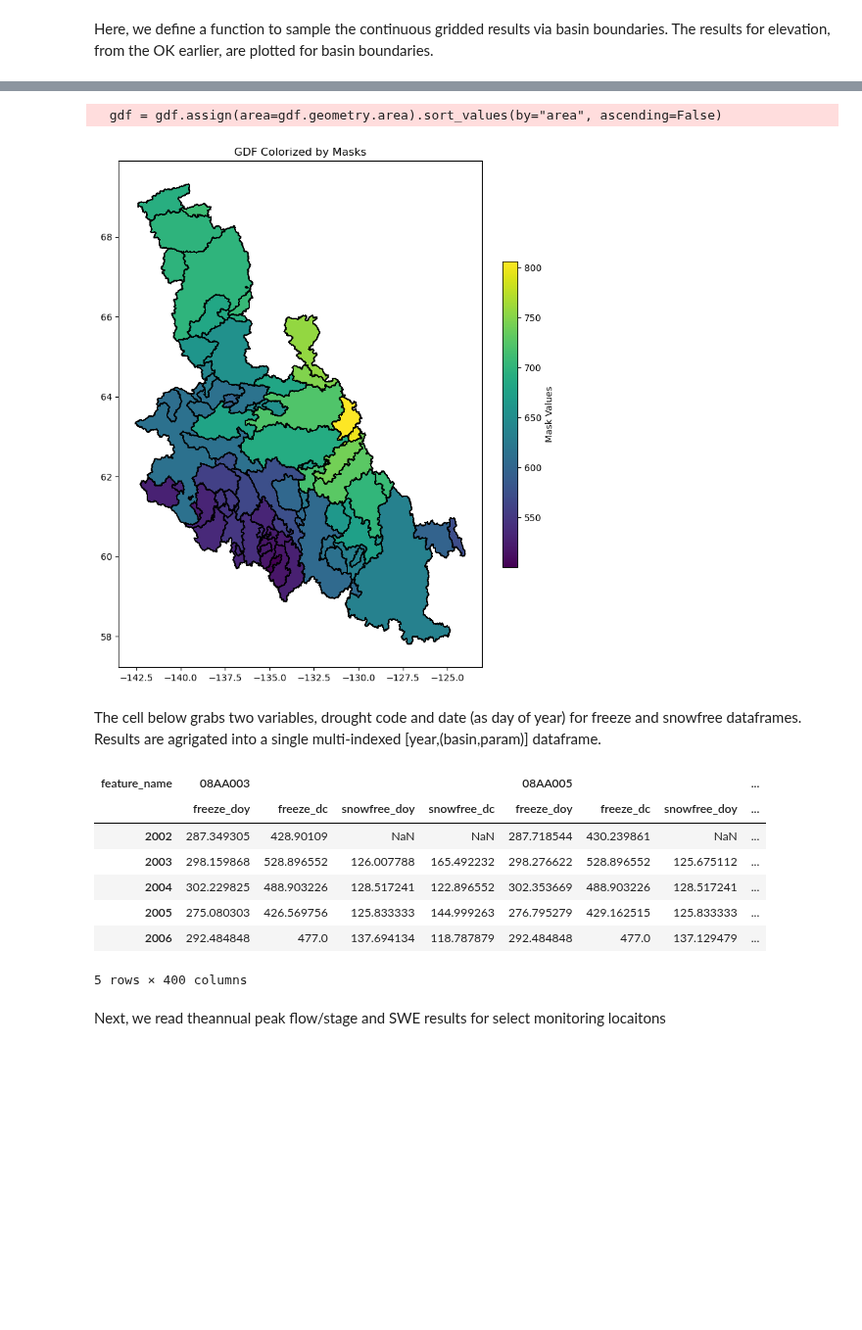
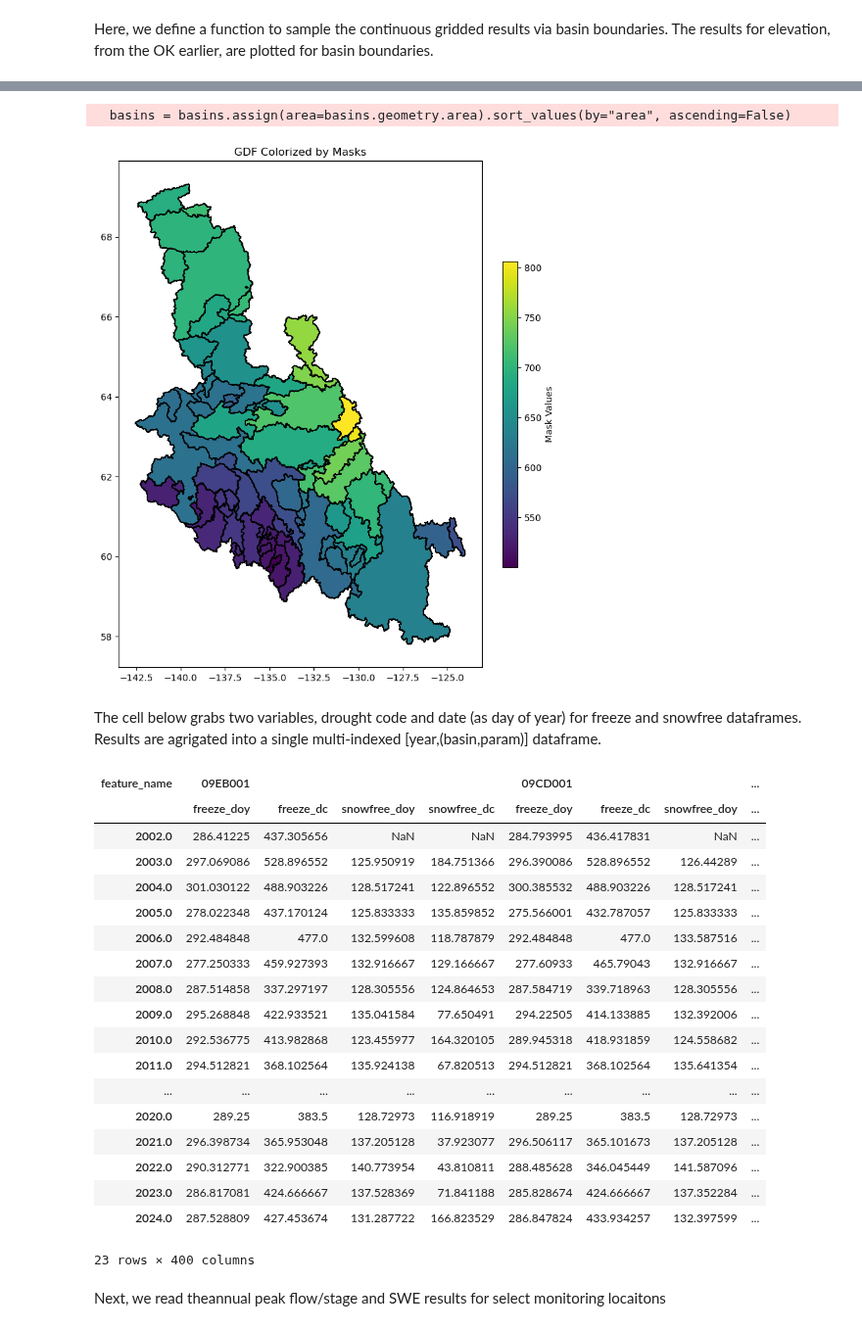
Before and after one commit to YukonWRB/YGwater, a Jupyter notebook: dev/freshet_forecasting/main.ipynb, the cells around one changed output, grey strips where cells are left out. Shown at 98% size. Cells and saved outputs as stored; diff of their text form; code cells hidden in the pictures; blank space fills up the shorter version.

```diff
--- a/dev/freshet_forecasting/main.ipynb
+++ b/dev/freshet_forecasting/main.ipynb
@@ -328,39 +191,21 @@ timeseries_df
 # %%
 import matplotlib as mpl
 from rasterio.transform import from_bounds
-
-
-
-def aggregate_gridded_results_by_poly(grid_x, grid_y, grid_z, gdf):
-
-    # Create a raster template based on grid_x and grid_y
-    transform = rasterio.transform.from_bounds(
-        grid_x.min(), grid_y.min(), grid_x.max(), grid_y.max(),
-        grid_x.shape[1], grid_x.shape[0]
-    )
-
-    # Convert polygons to raster masks
-    raster_masks = {idx: geometry_mask([geom], transform=transform, invert=True, out_shape=grid_x.shape)
-                    for idx, geom in gdf.geometry.items()}
-
-    mean_values = {idx: grid_z[mask].mean() for idx, mask in raster_masks.items()}
-
-    return mean_values
-
+from pydroinformatics.pydroinformatics.spatialutils import point_to_grid, aggregate_gridded_results_by_poly
 
 grid_x, grid_y, grid_z = point_to_grid(lons, lats, values)
-masks = aggregate_gridded_results_by_poly(grid_x, grid_y, grid_z, gdf)
+masks = aggregate_gridded_results_by_poly(grid_x, grid_y, grid_z, gdf=basins)
 
 # Plot the GeoDataFrame with color based on the masks
 fig, ax = plt.subplots(figsize=(10, 10))
-gdf = gdf.assign(area=gdf.geometry.area).sort_values(by="area", ascending=False)
+basins = basins.assign(area=basins.geometry.area).sort_values(by="area", ascending=False)
 # Normalize the mask values for the color map
 norm = mpl.colors.Normalize(vmin=min(masks.values()), vmax=max(masks.values()))
 sm = plt.cm.ScalarMappable(cmap="viridis", norm=norm)
 sm.set_array([])
 
 # Plot the GeoDataFrame with color based on the masks
-gdf.plot(ax=ax, color=[plt.cm.viridis(norm(masks[idx])) for idx in gdf.index], edgecolor="black")
+basins.plot(ax=ax, color=[plt.cm.viridis(norm(masks[idx])) for idx in basins.index], edgecolor="black")
 
 # Add a colorbar
 cbar = plt.colorbar(sm, ax=ax, orientation="vertical", fraction=0.03, pad=0.04)
@@ -369,15 +214,16 @@ cbar.set_label("Mask Values")
 plt.title("GDF Colorized by Masks")
 plt.show()
 # %% [output]
-  gdf = gdf.assign(area=gdf.geometry.area).sort_values(by="area", ascending=False)
+  basins = basins.assign(area=basins.geometry.area).sort_values(by="area", ascending=False)
 [figure]
 # %% [markdown]
 The cell below grabs two variables, drought code and date (as day of year) for freeze and snowfree dataframes. Results are agrigated into a single multi-indexed [year,(basin,param)] dataframe.
 # %%
+
 years = np.unique(np.concatenate([freeze["freeze_date"].dt.year, snowfree["snowfree_date"].dt.year]))
 years = years[~np.isnan(years)]
 
-df = pd.DataFrame(index=years, columns=pd.MultiIndex.from_product([gdf.index, ["freeze_doy", "freeze_dc", "snowfree_doy", "snowfree_dc"]]))
+df = pd.DataFrame(index=years, columns=pd.MultiIndex.from_product([basins.index, ["freeze_doy", "freeze_dc", "snowfree_doy", "snowfree_dc"]]))
 
 datasets = {"freeze": freeze, "snowfree": snowfree}
 params = ["dc", "doy"]
@@ -411,31 +257,42 @@ for key in datasets:
                 lons = ds.loc[idx, "geometry"].x.values
 
                 grid_x, grid_y, grid_z = point_to_grid(lons, lats, values)
-                basin_avgs = grid_to_poly(grid_x, grid_y, grid_z, gdf)
+                basin_avgs = aggregate_gridded_results_by_poly(grid_x, grid_y, grid_z, gdf=basins)
 
-                for basin in gdf.index:
+                for basin in basins.index:
                     df.loc[year, (basin, f"{key}_{param}")] = basin_avgs[basin]
 
             #
             elif (len(values) == 1) | (values.var() == 0):
-                for basin in gdf.index:
+                for basin in basins.index:
                     df.loc[year, (basin, f"{key}_{param}")] = values[0]
 
             else:
             # if no values, nan
-                for basin in gdf.index:
+                for basin in basins.index:
                  df.loc[year, (basin, f"{key}_{param}")] = np.nan
 # %%
-df.head()
+df
 # %% [output]
-| feature_name | 08AA003 |  |  |  | 08AA005 |  |  | ... |
+| feature_name | 09EB001 |  |  |  | 09CD001 |  |  | ... |
 |  | freeze_doy | freeze_dc | snowfree_doy | snowfree_dc | freeze_doy | freeze_dc | snowfree_doy | ... |
-| 2002 | 287.349305 | 428.90109 | NaN | NaN | 287.718544 | 430.239861 | NaN | ... |
-| 2003 | 298.159868 | 528.896552 | 126.007788 | 165.492232 | 298.276622 | 528.896552 | 125.675112 | ... |
-| 2004 | 302.229825 | 488.903226 | 128.517241 | 122.896552 | 302.353669 | 488.903226 | 128.517241 | ... |
-| 2005 | 275.080303 | 426.569756 | 125.833333 | 144.999263 | 276.795279 | 429.162515 | 125.833333 | ... |
-| 2006 | 292.484848 | 477.0 | 137.694134 | 118.787879 | 292.484848 | 477.0 | 137.129479 | ... |
+| 2002.0 | 286.41225 | 437.305656 | NaN | NaN | 284.793995 | 436.417831 | NaN | ... |
+| 2003.0 | 297.069086 | 528.896552 | 125.950919 | 184.751366 | 296.390086 | 528.896552 | 126.44289 | ... |
+| 2004.0 | 301.030122 | 488.903226 | 128.517241 | 122.896552 | 300.385532 | 488.903226 | 128.517241 | ... |
+| 2005.0 | 278.022348 | 437.170124 | 125.833333 | 135.859852 | 275.566001 | 432.787057 | 125.833333 | ... |
+| 2006.0 | 292.484848 | 477.0 | 132.599608 | 118.787879 | 292.484848 | 477.0 | 133.587516 | ... |
+| 2007.0 | 277.250333 | 459.927393 | 132.916667 | 129.166667 | 277.60933 | 465.79043 | 132.916667 | ... |
+| 2008.0 | 287.514858 | 337.297197 | 128.305556 | 124.864653 | 287.584719 | 339.718963 | 128.305556 | ... |
+| 2009.0 | 295.268848 | 422.933521 | 135.041584 | 77.650491 | 294.22505 | 414.133885 | 132.392006 | ... |
+| 2010.0 | 292.536775 | 413.982868 | 123.455977 | 164.320105 | 289.945318 | 418.931859 | 124.558682 | ... |
+| 2011.0 | 294.512821 | 368.102564 | 135.924138 | 67.820513 | 294.512821 | 368.102564 | 135.641354 | ... |
+| ... | ... | ... | ... | ... | ... | ... | ... | ... |
+| 2020.0 | 289.25 | 383.5 | 128.72973 | 116.918919 | 289.25 | 383.5 | 128.72973 | ... |
+| 2021.0 | 296.398734 | 365.953048 | 137.205128 | 37.923077 | 296.506117 | 365.101673 | 137.205128 | ... |
+| 2022.0 | 290.312771 | 322.900385 | 140.773954 | 43.810811 | 288.485628 | 346.045449 | 141.587096 | ... |
+| 2023.0 | 286.817081 | 424.666667 | 137.528369 | 71.841188 | 285.828674 | 424.666667 | 137.352284 | ... |
+| 2024.0 | 287.528809 | 427.453674 | 131.287722 | 166.823529 | 286.847824 | 433.934257 | 132.397599 | ... |
-5 rows × 400 columns
+23 rows × 400 columns
 # %% [markdown]
 Next, we read theannual peak flow/stage and SWE results for select monitoring locaitons
 # %%
```
Also changed, not shown: parts of 22 cells of this notebook, 9 other files.
